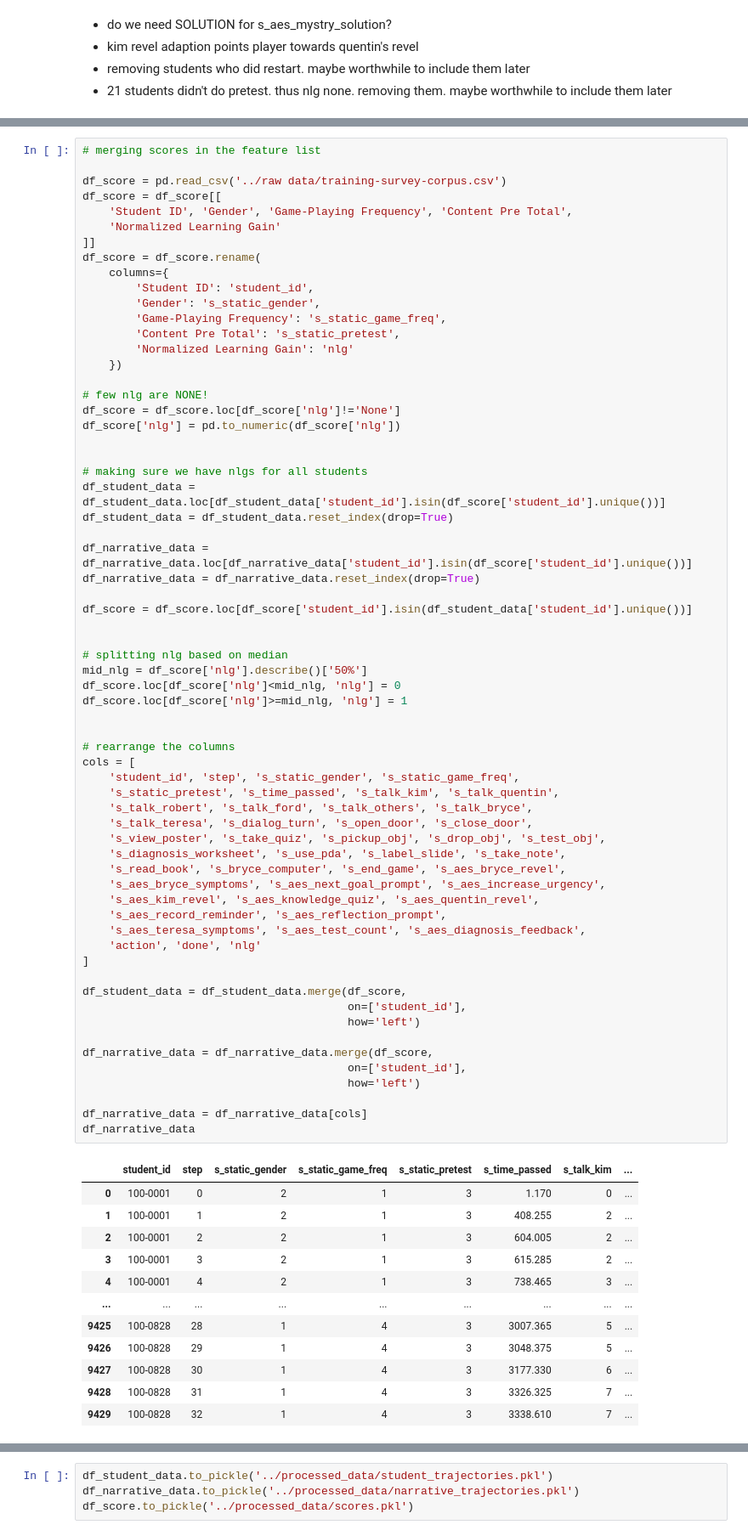
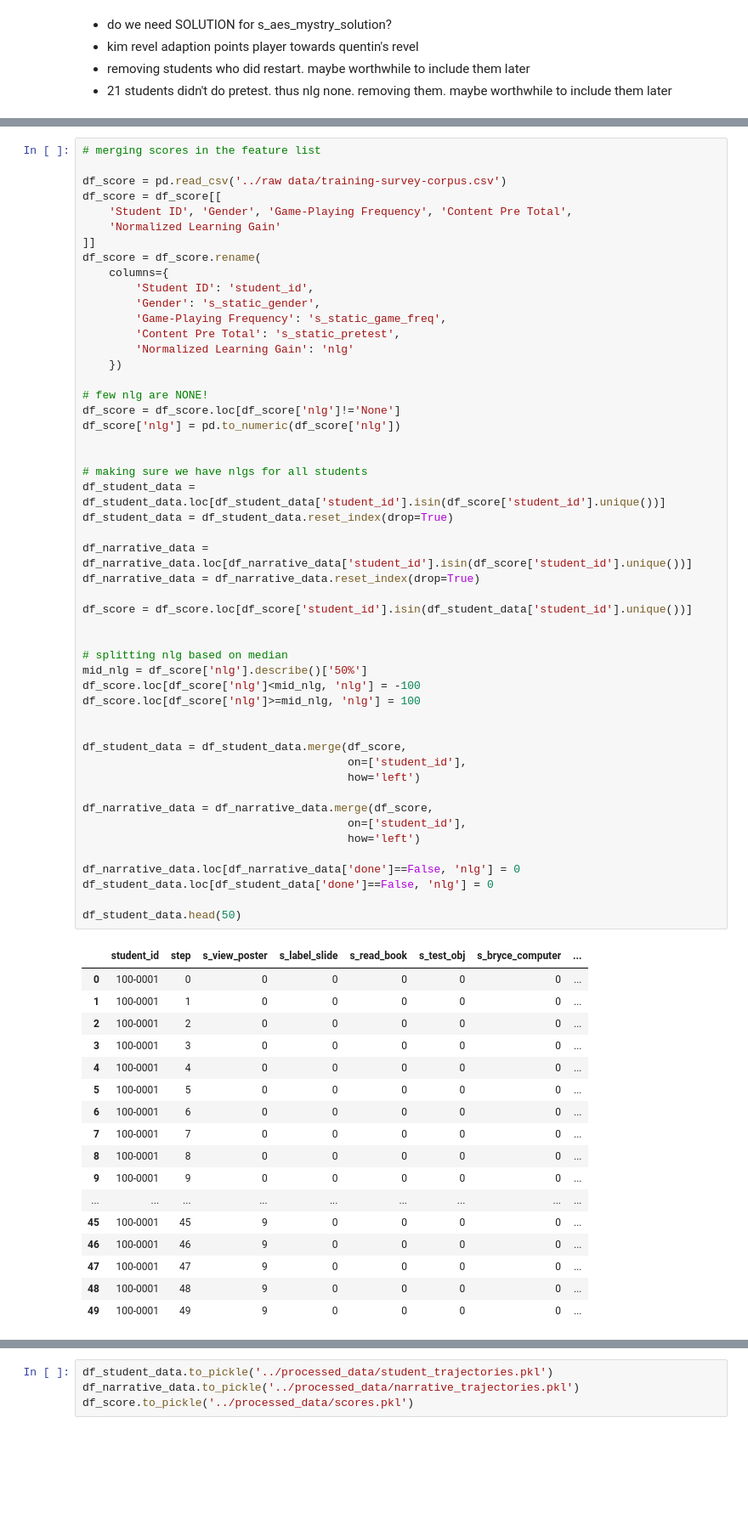
Before and after one commit to FahmidMorshed/CrystalIsland-RL, a Jupyter notebook: src/data_preprocessing.ipynb, the cells around one changed output, grey strips where cells are left out. Shown at 85% size. Drawn from its saved outputs; the diff is of its cells as text; blank space fills up the shorter version.

Commit message:
data preprocessed
created the first batch of preprocessed data. now, will create a pycharm project for RL and GAIL implementation on top of this.

```diff
--- a/src/data_preprocessing.ipynb
+++ b/src/data_preprocessing.ipynb
@@ -252,62 +369,53 @@ df_score = df_score.rename(
     })
 
 # few nlg are NONE!
 df_score = df_score.loc[df_score['nlg']!='None']
 df_score['nlg'] = pd.to_numeric(df_score['nlg'])
 
 
 # making sure we have nlgs for all students
 df_student_data = df_student_data.loc[df_student_data['student_id'].isin(df_score['student_id'].unique())]
 df_student_data = df_student_data.reset_index(drop=True)
 
 df_narrative_data = df_narrative_data.loc[df_narrative_data['student_id'].isin(df_score['student_id'].unique())]
 df_narrative_data = df_narrative_data.reset_index(drop=True)
 
 df_score = df_score.loc[df_score['student_id'].isin(df_student_data['student_id'].unique())]
 
 
 # splitting nlg based on median
 mid_nlg = df_score['nlg'].describe()['50%']
-df_score.loc[df_score['nlg']<mid_nlg, 'nlg'] = 0
-df_score.loc[df_score['nlg']>=mid_nlg, 'nlg'] = 1
+df_score.loc[df_score['nlg']<mid_nlg, 'nlg'] = -100
+df_score.loc[df_score['nlg']>=mid_nlg, 'nlg'] = 100
 
-
-# rearrange the columns
-cols = [
-    'student_id', 'step', 's_static_gender', 's_static_game_freq',
-    's_static_pretest', 's_time_passed', 's_talk_kim', 's_talk_quentin',
-    's_talk_robert', 's_talk_ford', 's_talk_others', 's_talk_bryce',
-    's_talk_teresa', 's_dialog_turn', 's_open_door', 's_close_door',
-    's_view_poster', 's_take_quiz', 's_pickup_obj', 's_drop_obj', 's_test_obj',
-    's_diagnosis_worksheet', 's_use_pda', 's_label_slide', 's_take_note',
-    's_read_book', 's_bryce_computer', 's_end_game', 's_aes_bryce_revel',
-    's_aes_bryce_symptoms', 's_aes_next_goal_prompt', 's_aes_increase_urgency',
-    's_aes_kim_revel', 's_aes_knowledge_quiz', 's_aes_quentin_revel',
-    's_aes_record_reminder', 's_aes_reflection_prompt',
-    's_aes_teresa_symptoms', 's_aes_test_count', 's_aes_diagnosis_feedback',
-    'action', 'done', 'nlg'
-]
 
 df_student_data = df_student_data.merge(df_score,
                                         on=['student_id'],
                                         how='left')
 
 df_narrative_data = df_narrative_data.merge(df_score,
                                         on=['student_id'],
                                         how='left')
 
-df_narrative_data = df_narrative_data[cols]
-df_narrative_data
+df_narrative_data.loc[df_narrative_data['done']==False, 'nlg'] = 0
+df_student_data.loc[df_student_data['done']==False, 'nlg'] = 0
+
+df_student_data.head(50)
 # %% [output]
-|  | student_id | step | s_static_gender | s_static_game_freq | s_static_pretest | s_time_passed | s_talk_kim | ... |
-| 0 | 100-0001 | 0 | 2 | 1 | 3 | 1.170 | 0 | ... |
-| 1 | 100-0001 | 1 | 2 | 1 | 3 | 408.255 | 2 | ... |
-| 2 | 100-0001 | 2 | 2 | 1 | 3 | 604.005 | 2 | ... |
-| 3 | 100-0001 | 3 | 2 | 1 | 3 | 615.285 | 2 | ... |
-| 4 | 100-0001 | 4 | 2 | 1 | 3 | 738.465 | 3 | ... |
+|  | student_id | step | s_view_poster | s_label_slide | s_read_book | s_test_obj | s_bryce_computer | ... |
+| 0 | 100-0001 | 0 | 0 | 0 | 0 | 0 | 0 | ... |
+| 1 | 100-0001 | 1 | 0 | 0 | 0 | 0 | 0 | ... |
+| 2 | 100-0001 | 2 | 0 | 0 | 0 | 0 | 0 | ... |
+| 3 | 100-0001 | 3 | 0 | 0 | 0 | 0 | 0 | ... |
+| 4 | 100-0001 | 4 | 0 | 0 | 0 | 0 | 0 | ... |
+| 5 | 100-0001 | 5 | 0 | 0 | 0 | 0 | 0 | ... |
+| 6 | 100-0001 | 6 | 0 | 0 | 0 | 0 | 0 | ... |
+| 7 | 100-0001 | 7 | 0 | 0 | 0 | 0 | 0 | ... |
+| 8 | 100-0001 | 8 | 0 | 0 | 0 | 0 | 0 | ... |
+| 9 | 100-0001 | 9 | 0 | 0 | 0 | 0 | 0 | ... |
 | ... | ... | ... | ... | ... | ... | ... | ... | ... |
-| 9425 | 100-0828 | 28 | 1 | 4 | 3 | 3007.365 | 5 | ... |
-| 9426 | 100-0828 | 29 | 1 | 4 | 3 | 3048.375 | 5 | ... |
-| 9427 | 100-0828 | 30 | 1 | 4 | 3 | 3177.330 | 6 | ... |
-| 9428 | 100-0828 | 31 | 1 | 4 | 3 | 3326.325 | 7 | ... |
-| 9429 | 100-0828 | 32 | 1 | 4 | 3 | 3338.610 | 7 | ... |
+| 45 | 100-0001 | 45 | 9 | 0 | 0 | 0 | 0 | ... |
+| 46 | 100-0001 | 46 | 9 | 0 | 0 | 0 | 0 | ... |
+| 47 | 100-0001 | 47 | 9 | 0 | 0 | 0 | 0 | ... |
+| 48 | 100-0001 | 48 | 9 | 0 | 0 | 0 | 0 | ... |
+| 49 | 100-0001 | 49 | 9 | 0 | 0 | 0 | 0 | ... |
```
Also changed, not shown: parts of 10 cells of this notebook, 4 other files.
